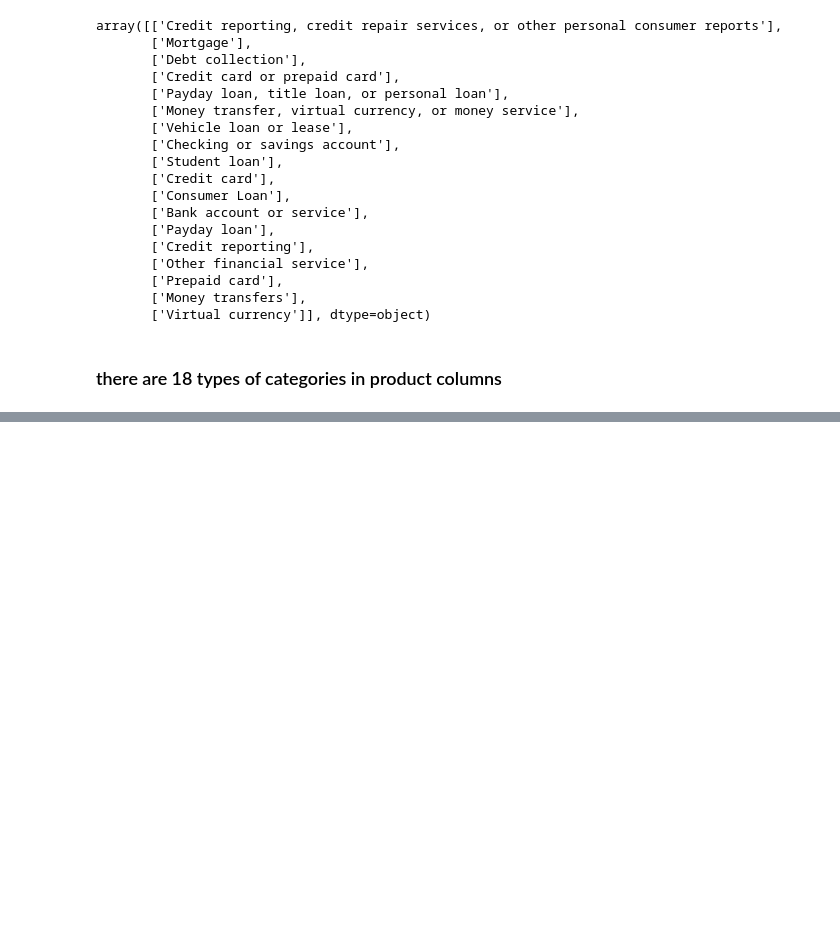
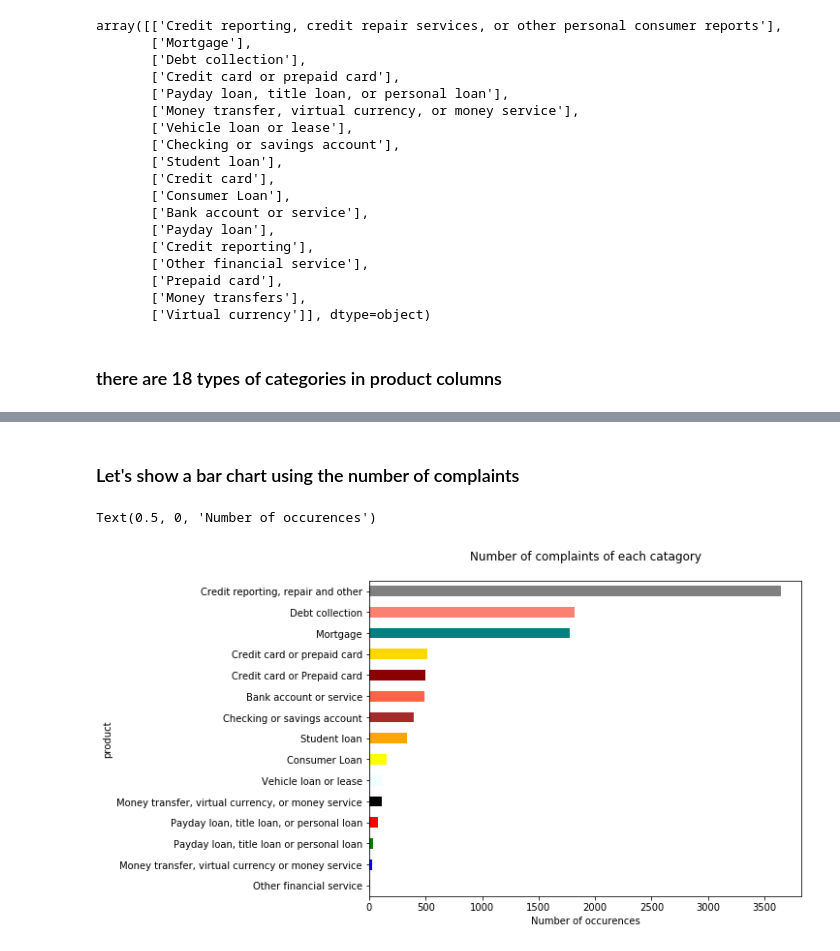
Before and after one commit to jasimdipu/value_base, a Jupyter notebook: consumer_complaints.ipynb, the cells around one changed output, grey strips where cells are left out. Cells and saved outputs as stored; diff of their text form; code cells hidden in the pictures; blank space fills up the shorter version.

```diff
--- a/consumer_complaints.ipynb
+++ b/consumer_complaints.ipynb
@@ -290,0 +254,3 @@ data.sort_values('consumer_complaint', ascending=False)
+# %%
+#let's take a sample data, because millions of data are time consuming
+sample_data = new_train_data.sample(10000, random_state=1).copy()
@@ -290,0 +278,12 @@ data.sort_values('consumer_complaint', ascending=False)
+# %%
+sample_data.replace({
+    'product': {
+        'Credit reporting, credit repair services, or other personal consumer reports': "Credit reporting, repair and other",
+        'Credit reporting': 'Credit reporting, repair and other',
+        'Credit card': 'Credit card or Prepaid card',
+        'Prepaid card': 'Credit card or Prepaid card',
+        'Payday loan': 'Payday loan, title loan or personal loan',
+        'Money transfers': 'Money transfer, virtual currency or money service',
+        'Virtual currency': 'Money transfer, virtual currency or money servic'
+    }
+}, inplace=True)
@@ -290,0 +311,8 @@ data.sort_values('consumer_complaint', ascending=False)
+# %%
+sample_data['category_id'] = sample_data['product'].factorize()[0]
+category_id_sample_data = sample_data[['product', 'category_id']].drop_duplicates()
+
+category_to_id = dict(category_id_sample_data.values)
+id_to_category = dict(category_id_sample_data[['category_id','product']].values)
+
+sample_data.head(20)
@@ -290,0 +337,11 @@ data.sort_values('consumer_complaint', ascending=False)
+# %% [markdown]
+### Let's show a bar chart using the number of complaints
+# %%
+fig = plt.figure(figsize=(8, 6))
+colors = ['gray', 'blue', 'green', 'red', 'black', 'azure', 'yellow', 'orange', 'brown', 'tomato', 'darkred', 'gold', 'teal', 'salmon']
+sample_data.groupby('product').consumer_complaint.count().sort_values().plot.barh(ylim=0, color=colors,
+                                                                                 title='Number of complaints of each catagory\n')
+plt.xlabel('Number of occurences', fontsize=10)
+# %% [output]
+Text(0.5, 0, 'Number of occurences')
+[figure, added]
```
Also changed, not shown: parts of 15 cells of this notebook.
